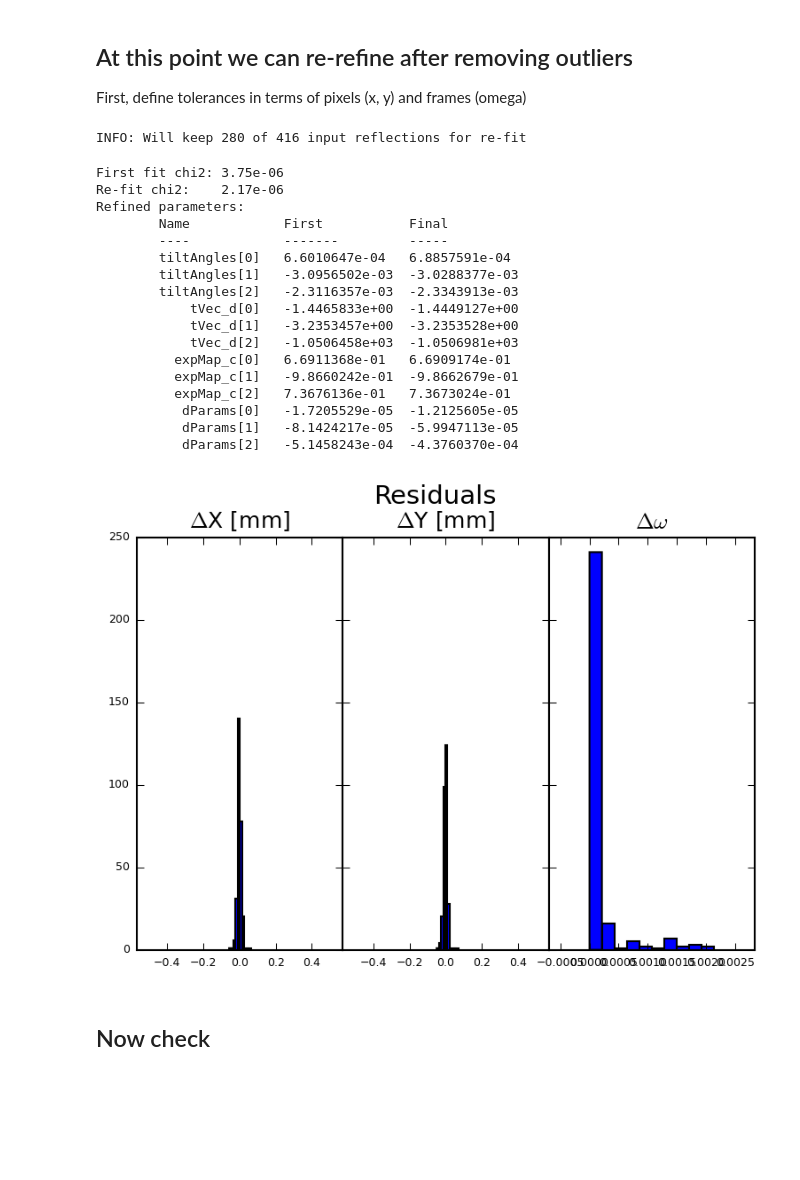
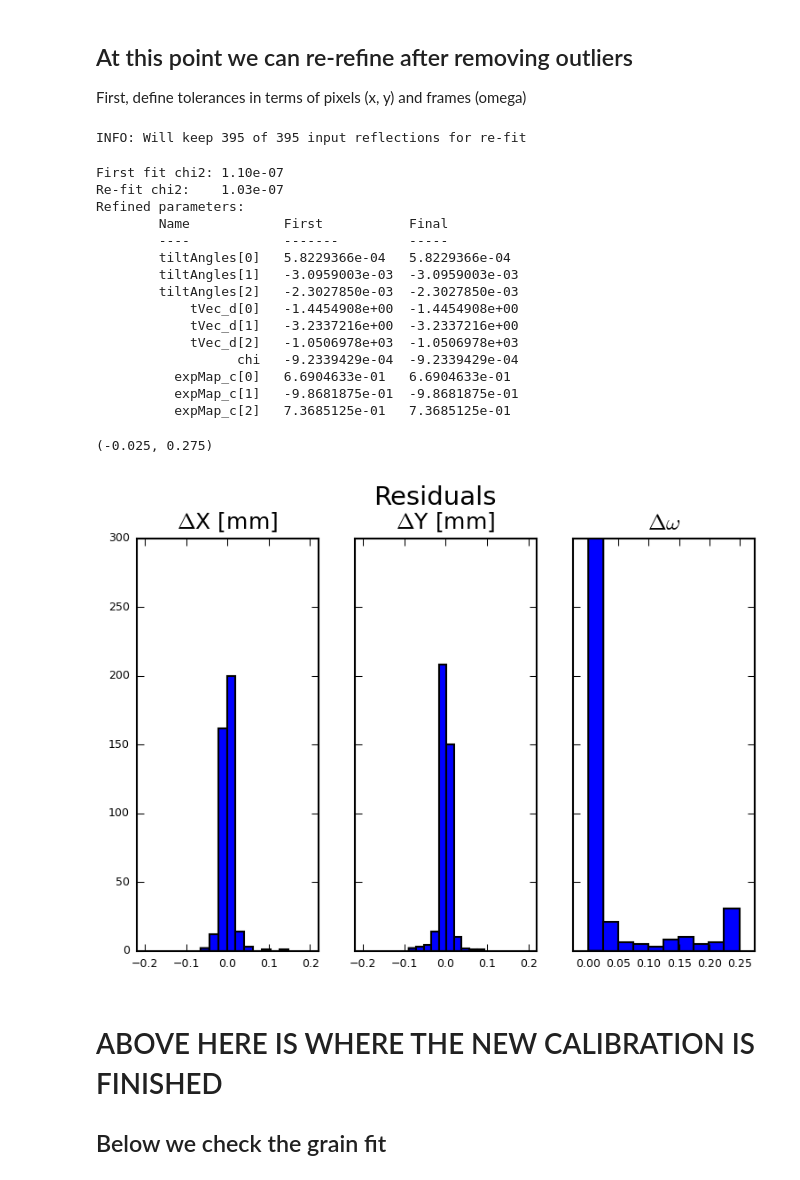
Before and after one commit to praxes/hexrd, a Jupyter notebook: share/calibrate_from_single_crystal.ipynb, the cells around one changed output. Saved outputs shown, nothing was run; the diff lists cells and outputs as text; code cells hidden in the pictures; blank space fills up the shorter version.

Commit message:
updated calibration notebook

```diff
--- a/share/calibrate_from_single_crystal.ipynb
+++ b/share/calibrate_from_single_crystal.ipynb
@@ -484,19 +499,17 @@ xyo_f = fitting.objFuncSX(
 
 # new style method 2; use an axes array
 fig1, axs1 = plt.subplots(1, 3, sharex=False, sharey=True)
-fig1.subplots_adjust(wspace=0)
+fig1.subplots_adjust(wspace=0.2)
 fig1.suptitle("Residuals", fontsize=14, y=1.0)
 titles = [r'$\Delta$X [mm]', r'$\Delta$Y [mm]', r'$\Delta\omega$']
-for i in range(3):
-    axs1[i].hist(resd_i.reshape(sum(idx), 3)[:, i], color='b')
-    axs1[i].hist(resd_f.reshape(sum(idx), 3)[:, i], color='g', alpha=0.5)
+for i in range(2):
+    axs1[i].hist(resd_f.reshape(sum(idx), 3)[:, i], color='b')
     axs1[i].set_title(titles[i], fontsize=12)
-    if i > 1:
-        axs1[i].set_xlim(-0.0007, np.max(resd_f.reshape(sum(idx), 3)[:, i])+0.0007)
-        axs1[i].set_xlim(-0.0007, np.max(resd_f.reshape(sum(idx), 3)[:, i])+0.0007)
-    else:
-        axs1[i].set_xlim(-0.57, 0.57)
-        axs1[i].set_xlim(-0.57, 0.57)
+    axs1[i].set_xlim(-1.1*max_pixel_dim, 1.1*max_pixel_dim)
+axs1[2].hist(np.degrees(resd_f.reshape(sum(idx), 3)[:, 2]), color='b')
+axs1[2].set_title(titles[2], fontsize=12)
+axs1[2].set_xlim(-0.025, cfg.image_series.omega.step+0.025)
+
 
 chi2_f = nu_fac*sum(resd_f**2/xyo_f.flatten())
 print "Initial chi2:\t%1.2e\nFinal chi2:\t%1.2e\nRefined parameters:" \
@@ -519,8 +532,8 @@ axs2[0].plot(xyo_i[:, 0], xyo_i[:, 1], 'k.')
 axs2[0].plot(xyo_f[:, 0], xyo_f[:, 1], 'b+')
 axs2[0].grid(True)
 axs2[0].axis('equal')
-axs2[0].set_xlim((-204.8, 204.8))
-axs2[0].set_ylim((-204.8, 204.8))
+axs2[0].set_xlim(panel_dims[0, 0], panel_dims[1, 0])
+axs2[0].set_ylim(panel_dims[0, 1], panel_dims[1, 1])
 axs2[0].set_xlabel('detector X [mm]')
 axs2[0].set_ylabel('detector Y [mm]')
 
@@ -528,7 +541,7 @@ axs2[1].plot(xyo_det[:, 0], r2d*xyo_det[:, 2], 'rx')
 axs2[1].plot(xyo_i[:, 0], r2d*xyo_i[:, 2], 'k.')
 axs2[1].plot(xyo_f[:, 0], r2d*xyo_f[:, 2], 'b+')
 axs2[1].grid(True)
-axs2[1].set_xlim((-204.8, 204.8))
+axs2[1].set_xlim(panel_dims[0, 0], panel_dims[1, 0])
 axs2[1].set_ylim(r2d*omePeriod[0], r2d*omePeriod[1])
 axs2[1].set_xlabel('detector X [mm]')
 axs2[1].set_ylabel(r'$\omega$ [deg]')
@@ -557,8 +568,8 @@ Refined parameters:
 ## At this point we can re-refine after removing outliers
 First, define tolerances in terms of pixels (x, y) and frames (omega)
 # %%
-n_pixels_tol = 0.5
-n_frames_tol = 0.5
+n_pixels_tol = 1
+n_frames_tol = 1
 
 # define difference vectors for spot fits
 x_diff = abs(xyo_det[:, 0] - xyo_f[:, 0])
@@ -576,8 +587,9 @@ print "INFO: Will keep %d of %d input reflections for re-fit" %(sum(idx_1), sum(
 idx_new = np.zeros_like(idx, dtype=bool)
 idx_new[np.where(idx_0 == 1)[0][idx_1]] = True
 idx_0 = idx_new
+np.save(excl_filename, idx_new) # output in case you want 'em
 # %% [output]
-INFO: Will keep 280 of 416 input reflections for re-fit
+INFO: Will keep 395 of 395 input reflections for re-fit
 # %%
 # trim grain table
 hkls = gtable[idx_new, 2:5].T
@@ -601,58 +613,57 @@ resd_f = fitting.objFuncSX(
     xyo_det, hkls, bMat, vInv_s, wlen,
     bVec_ref, eta_ref, omePeriod, simOnly=False
     )
 xyo_f = fitting.objFuncSX(
     p_refined[refineFlag], p_refined, pFlag, dFunc, dFlag,
     xyo_det, hkls, bMat, vInv_s, wlen,
     bVec_ref, eta_ref, omePeriod, simOnly=True
     )
 
 nrefl = len(resd_f) / 3 # updated
 nu_fac = 1/(nrefl - sum(refineFlag) - 1.)
 chi2_f = nu_fac*sum(resd_f**2/xyo_f.flatten())
 print "First fit chi2:\t%1.2e\nRe-fit chi2:\t%1.2e\nRefined parameters:" \
     %(chi2_i, chi2_f)
 print "\tName\t\tFirst\t\tFinal"
 print "\t----\t\t-------\t\t-----"
 for i in np.where(refineFlag)[0]:
     print "\t%s\t%1.7e\t%1.7e" %(pnames[i], pref0[i], p_refined[i])
 print "\n"
 
 # new style method 2; use an axes array
 fig3, axs3 = plt.subplots(1, 3, sharex=False, sharey=True)
-fig3.subplots_adjust(wspace=0)
+fig3.subplots_adjust(wspace=0.2)
 fig3.suptitle("Residuals", fontsize=14, y=1.0)
 titles = [r'$\Delta$X [mm]', r'$\Delta$Y [mm]', r'$\Delta\omega$']
-for i in range(3):
+for i in range(2):
     axs3[i].hist(resd_f.reshape(sum(idx_new), 3)[:, i], color='b')
     axs3[i].set_title(titles[i], fontsize=12)
-    if i > 1:
-        axs3[i].set_xlim(-0.0007, np.max(resd_f.reshape(sum(idx_new), 3)[:, i])+0.0007)
-        axs3[i].set_xlim(-0.0007, np.max(resd_f.reshape(sum(idx_new), 3)[:, i])+0.0007)
-    else:
-        axs3[i].set_xlim(-0.57, 0.57)
-        axs3[i].set_xlim(-0.57, 0.57)
+    axs3[i].set_xlim(-1.1*n_pixels_tol*max_pixel_dim, 1.1*n_pixels_tol*max_pixel_dim)
+axs3[2].hist(np.degrees(resd_f.reshape(sum(idx_new), 3)[:, 2]), color='b')
+axs3[2].set_title(titles[2], fontsize=12)
+axs3[2].set_xlim(-0.025, n_frames_tol*cfg.image_series.omega.step+0.025)
 # %% [output]
-First fit chi2: 3.75e-06
-Re-fit chi2:    2.17e-06
+First fit chi2: 1.10e-07
+Re-fit chi2:    1.03e-07
 Refined parameters:
         Name            First           Final
         ----            -------         -----
-        tiltAngles[0]   6.6010647e-04   6.8857591e-04
-        tiltAngles[1]   -3.0956502e-03  -3.0288377e-03
-        tiltAngles[2]   -2.3116357e-03  -2.3343913e-03
-            tVec_d[0]   -1.4465833e+00  -1.4449127e+00
-            tVec_d[1]   -3.2353457e+00  -3.2353528e+00
-            tVec_d[2]   -1.0506458e+03  -1.0506981e+03
-          expMap_c[0]   6.6911368e-01   6.6909174e-01
-          expMap_c[1]   -9.8660242e-01  -9.8662679e-01
-          expMap_c[2]   7.3676136e-01   7.3673024e-01
-           dParams[0]   -1.7205529e-05  -1.2125605e-05
-           dParams[1]   -8.1424217e-05  -5.9947113e-05
-           dParams[2]   -5.1458243e-04  -4.3760370e-04
+        tiltAngles[0]   5.8229366e-04   5.8229366e-04
+        tiltAngles[1]   -3.0959003e-03  -3.0959003e-03
+        tiltAngles[2]   -2.3027850e-03  -2.3027850e-03
+            tVec_d[0]   -1.4454908e+00  -1.4454908e+00
+            tVec_d[1]   -3.2337216e+00  -3.2337216e+00
+            tVec_d[2]   -1.0506978e+03  -1.0506978e+03
+                  chi   -9.2339429e-04  -9.2339429e-04
+          expMap_c[0]   6.6904633e-01   6.6904633e-01
+          expMap_c[1]   -9.8681875e-01  -9.8681875e-01
+          expMap_c[2]   7.3685125e-01   7.3685125e-01
+(-0.025, 0.275)
-[figure, old version]
+[figure, new version]
-# %% [markdown]
-## Now check
+# %% [markdown]
+# ABOVE HERE IS WHERE THE NEW CALIBRATION IS FINISHED
+
+## Below we check the grain fit
 # %%
 detectorParams = p_refined[:10]
 
```
Also changed, not shown: parts of 11 cells of this notebook.
